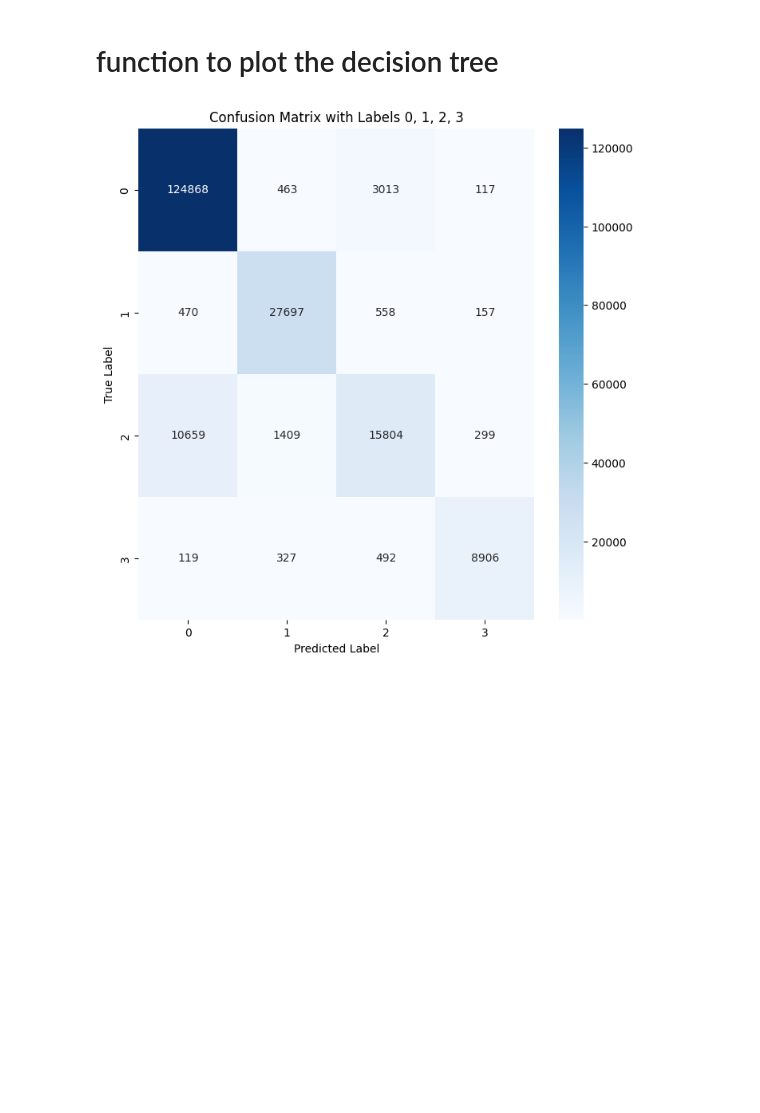
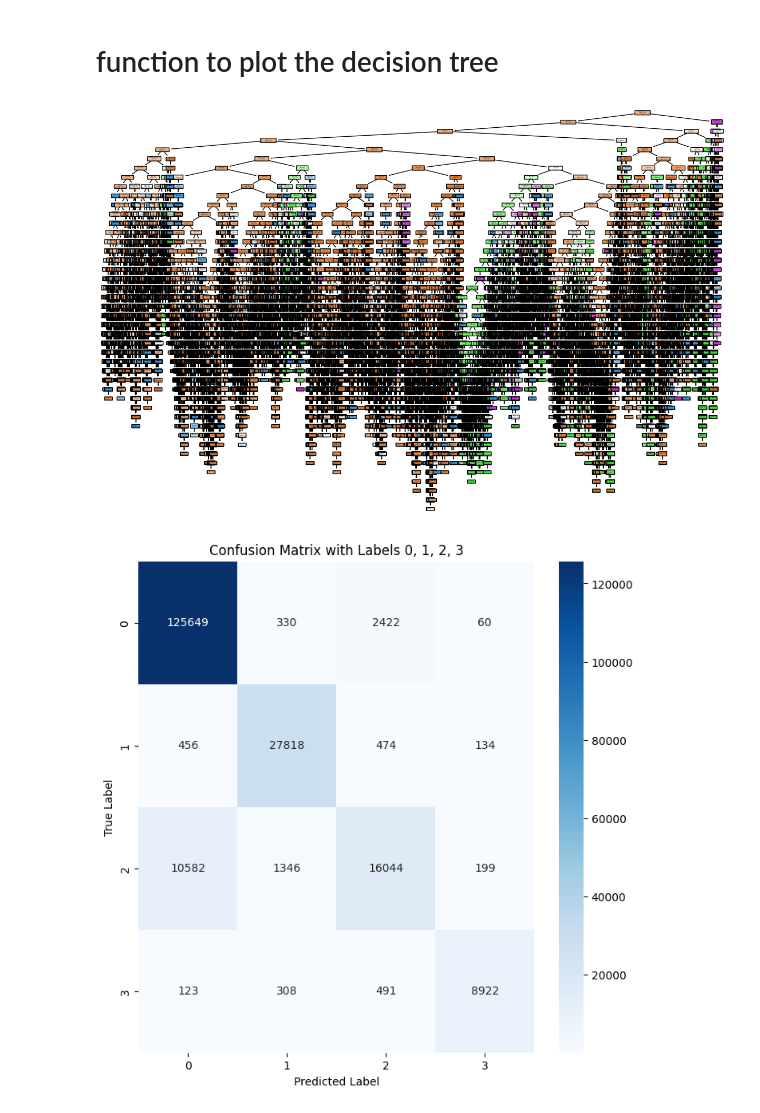
Before and after one commit to simranjeet567/Detection-of-Suspicious-URL, a Jupyter notebook: Detection_of_Suspicious_URL.ipynb, the cells around one changed output. Cells and saved outputs as stored; diff of their text form; code cells hidden in the pictures; blank space fills up the shorter version.

Commit message:
Detection of suspiciour url using random forest algorithm

```diff
--- a/Detection_of_Suspicious_URL.ipynb
+++ b/Detection_of_Suspicious_URL.ipynb
@@ -457,11 +453,11 @@ print
 # %% [output]
 <function print>
 # %%
-from sklearn.tree import DecisionTreeClassifier
+# from sklearn.ensemble import RandomForestClassifier
 from sklearn.metrics import accuracy_score, classification_report
 
 # Define the DecisionTreeClassifier model
-model = DecisionTreeClassifier()
+model = RandomForestClassifier()
 
 # Fit the model to the training data
 model.fit(X_train, y_train)
@@ -474,7 +470,7 @@ accuracy = accuracy_score(pred, y_test)
 
 # Print the formatted output
 print('#############################################')
-print("######-Model => <class 'sklearn.tree._classes.DecisionTreeClassifier'>")
+print("######-Model => <class 'sklearn.tree._classes.RandomForestClassifier'>")
 print("Test Accuracy: {:.2f}%".format(accuracy * 100))
 print("Classification_report")
 print(classification_report(y_test, pred))
@@ -503,13 +497,16 @@ print(y.unique())
 # %% [markdown]
 # function to plot the decision tree
 # %%
-# # Function to plot the decision tree
-# def plot_decision_tree(clf_object, feature_names, class_names):
-# 	plt.figure(figsize=(15, 10))
-# 	tree.plot_tree(clf_object, filled=True, feature_names=feature_names, class_names=class_names, rounded=True)
-# 	plt.show()
+def plot_random_forest(rf_model, feature_names, class_names):
+    for i, tree_in_rf in enumerate(rf_model.estimators_):
+        plt.figure(figsize=(15, 10))
+        plt.title(f'Tree {i+1}')
+        tree.plot_tree(tree_in_rf, filled=True, feature_names=feature_names, class_names=class_names, rounded=True)
+        plt.show()
 
-# plot_decision_tree(model, X.columns, ['2',  '0',  '1',  '3'])
+plot_random_forest(model, X.columns, ['0', '1', '2', '3'])
+# %% [output]
+[figure, added]
 # %%
 from sklearn.metrics import confusion_matrix
 import matplotlib.pyplot as plt
@@ -533,4 +530,4 @@ plt.ylabel('True Label')
 plt.title('Confusion Matrix with Labels 0, 1, 2, 3')
 plt.show()
 # %% [output]
-[figure, old version]
+[figure, new version]
```
Also changed, not shown: parts of 4 cells of this notebook.
